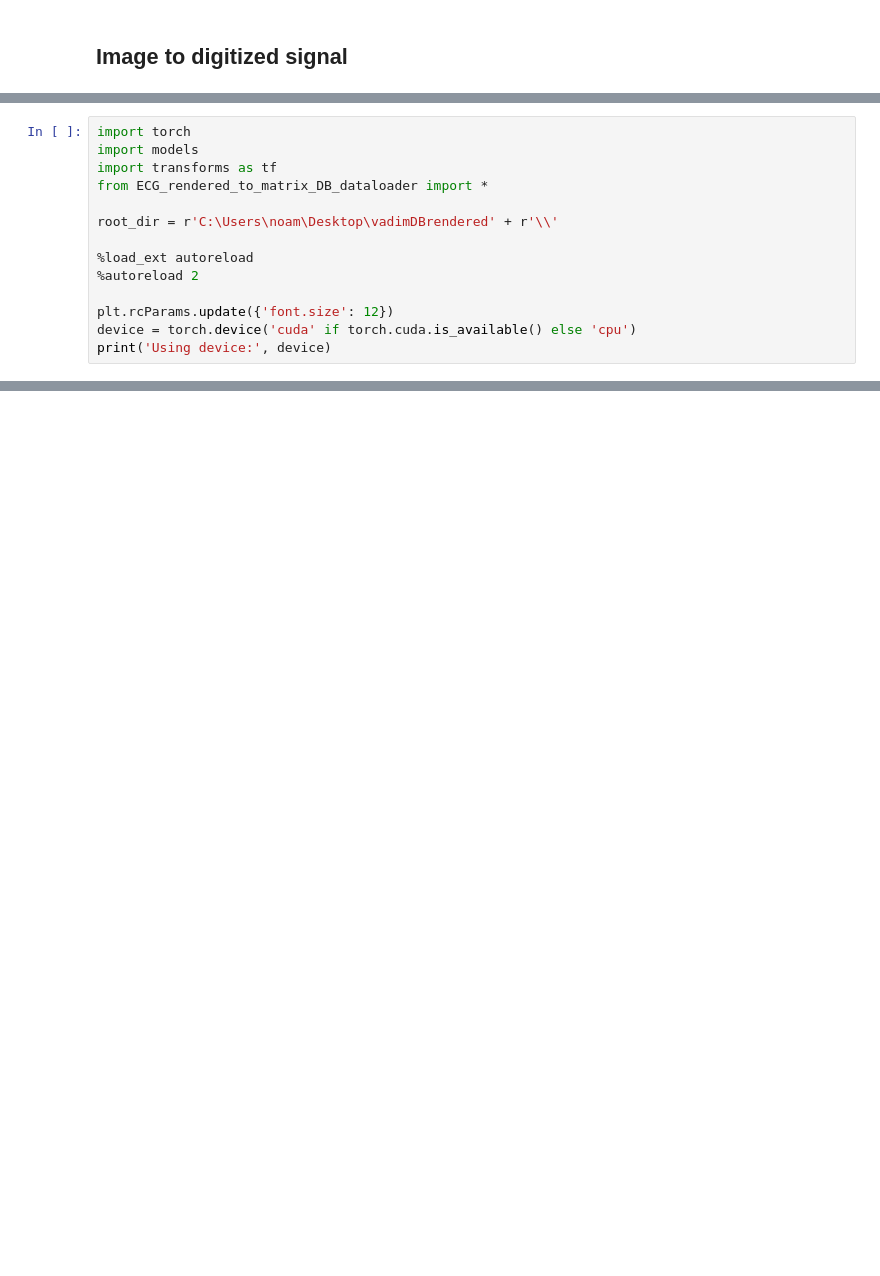
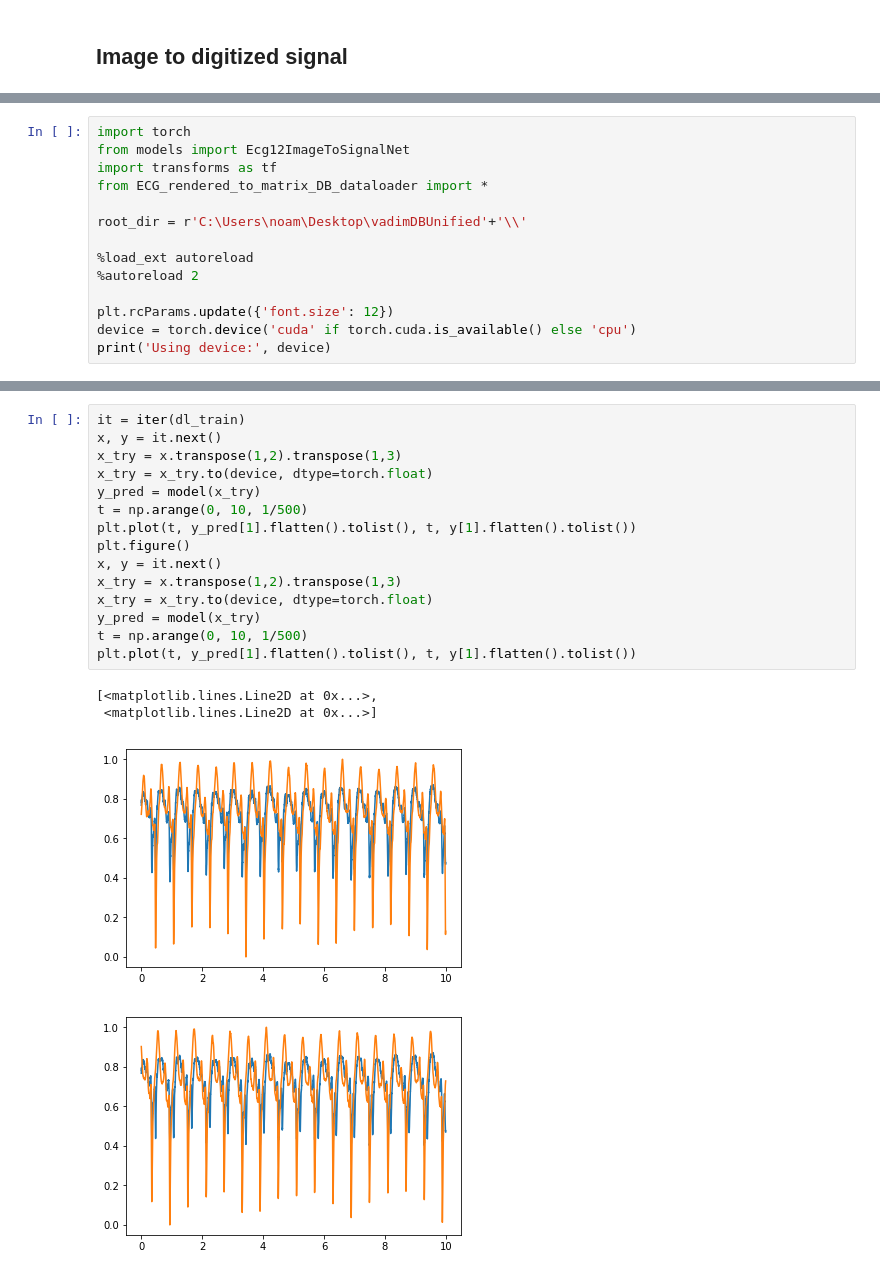
Before and after one commit to vgliner/2366605-Final-Project, a Jupyter notebook: demostrations.ipynb, the cells around one changed output, grey strips where cells are left out. Cells and saved outputs as stored; diff of their text form; blank space fills up the shorter version.

```diff
--- a/demostrations.ipynb
+++ b/demostrations.ipynb
@@ -488,10 +474,10 @@ some intro.... #######################
 # %%
 import torch
-import models
+from models import Ecg12ImageToSignalNet
 import transforms as tf
 from ECG_rendered_to_matrix_DB_dataloader import *
 
-root_dir = r'C:\Users\noam\Desktop\vadimDBrendered' + r'\\'
+root_dir = r'C:\Users\noam\Desktop\vadimDBUnified'+'\\'
 
 %load_ext autoreload
 %autoreload 2
@@ -508,0 +648,20 @@ Uploaded data, size of (1000, 2)
+# %%
+it = iter(dl_train)
+x, y = it.next()
+x_try = x.transpose(1,2).transpose(1,3)
+x_try = x_try.to(device, dtype=torch.float)
+y_pred = model(x_try)
+t = np.arange(0, 10, 1/500)
+plt.plot(t, y_pred[1].flatten().tolist(), t, y[1].flatten().tolist())
+plt.figure()
+x, y = it.next()
+x_try = x.transpose(1,2).transpose(1,3)
+x_try = x_try.to(device, dtype=torch.float)
+y_pred = model(x_try)
+t = np.arange(0, 10, 1/500)
+plt.plot(t, y_pred[1].flatten().tolist(), t, y[1].flatten().tolist())
+# %% [output]
+[<matplotlib.lines.Line2D at 0x...>,
+ <matplotlib.lines.Line2D at 0x...>]
+[figure, added]
+[figure, added]
```
Also changed, not shown: parts of 32 cells of this notebook, 2 other files.
